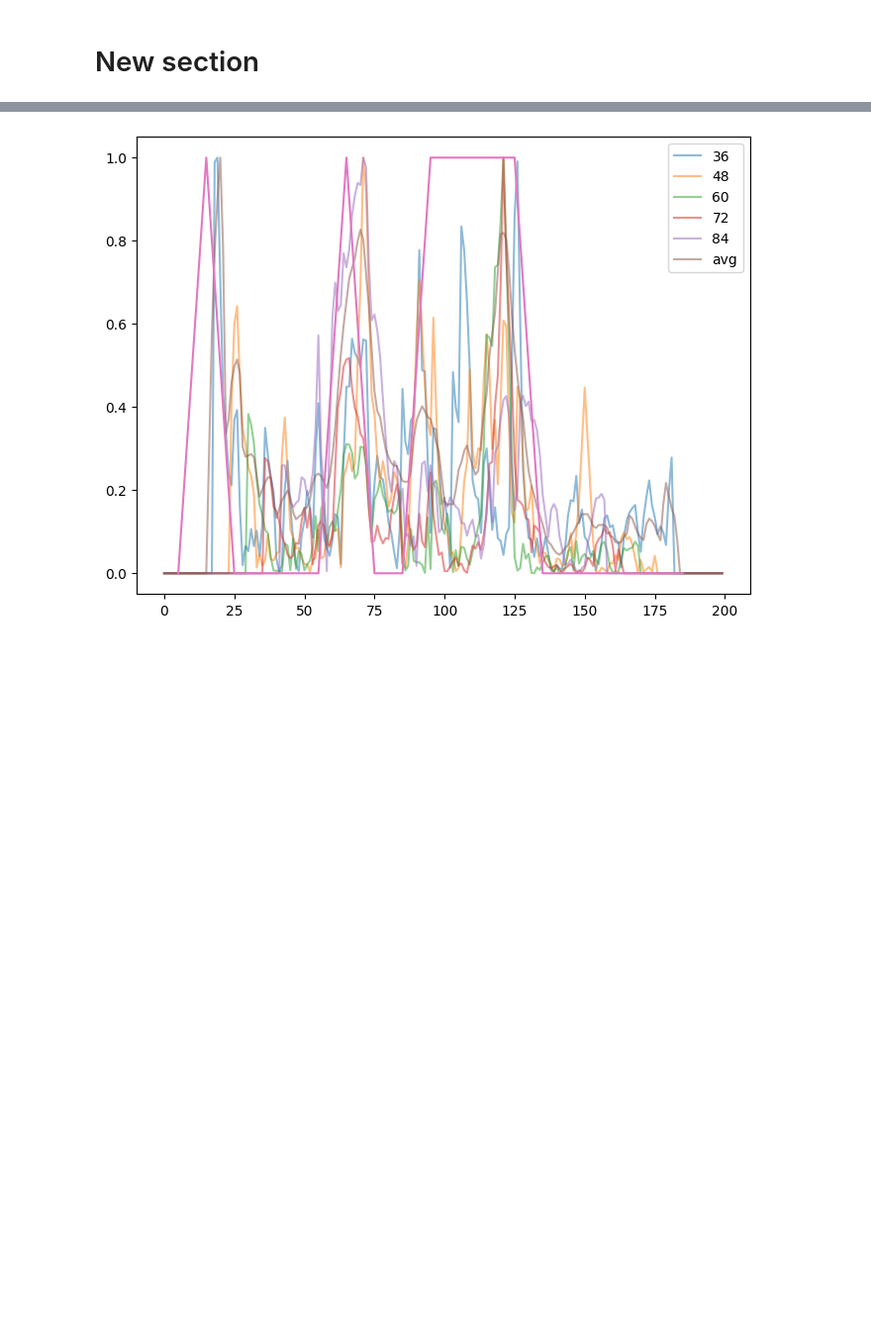
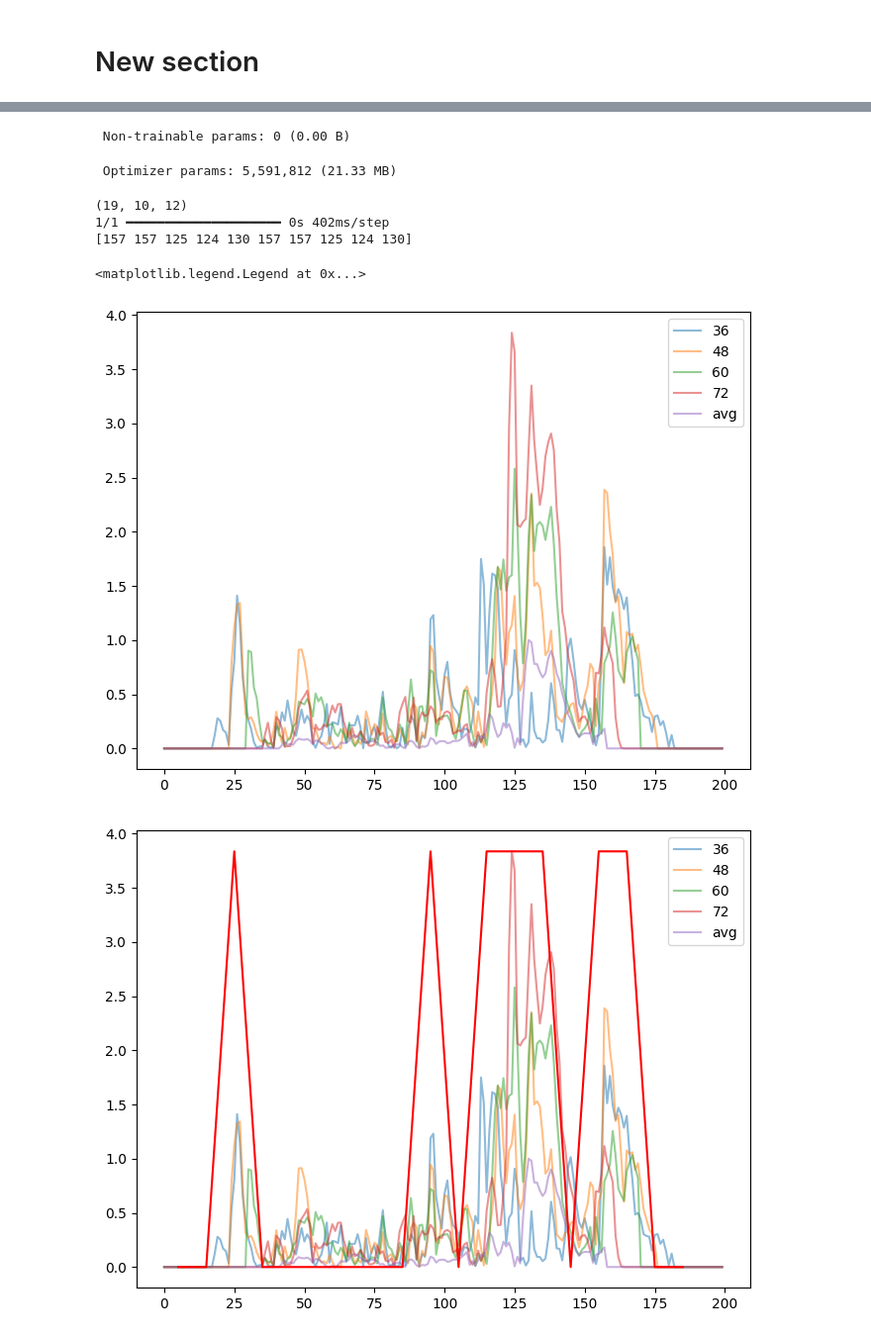
Before and after one commit to JunwooParkSaribu/SPT_a, a Jupyter notebook: analysis_modeling/training_sample9.ipynb, the cells around one changed output, grey strips where cells are left out. Shown: that part at 99% size. Saved outputs shown, nothing was run; the diff lists cells and outputs as text; code cells hidden in the pictures; blank space fills up the shorter version.

```diff
--- a/analysis_modeling/training_sample9.ipynb
+++ b/analysis_modeling/training_sample9.ipynb
@@ -79,7 +80,7 @@ def alphas_2_cps(alpha_seq):
     cp_seq.append(0)
     return np.array(cp_seq)
 # %%
-def make_signal(x_pos, y_pos, win_widths, search_width):
+def make_signal(x_pos, y_pos, win_widths, search_width, normalization=True):
     all_vals = []
     for win_width in win_widths:
         vals = []
@@ -132,6 +133,7 @@ def make_signal(x_pos, y_pos, win_widths, search_width):
         vals = np.array(vals)
         all_vals.append(vals)
 
+    """
     avg_vals = []
     for i in range(len(all_vals)):
         tmp = []
@@ -145,7 +147,6 @@ def make_signal(x_pos, y_pos, win_widths, search_width):
         tmp = np.array(tmp)
         avg_vals.append(tmp)
     avg_vals = np.array(avg_vals)
-
     tmp = []
     for j in range(len(avg_vals[0])):
         tmp_sum = 0
@@ -160,9 +161,16 @@ def make_signal(x_pos, y_pos, win_widths, search_width):
             tmp.append(tmp_sum / count)
     avg_vals = np.array(tmp)
     all_vals.append(avg_vals)
-    for i in range(len(all_vals)):
-        all_vals[i] = all_vals[i] / np.max(all_vals[i])
-    return np.array(all_vals)
+    """
+
+    all_vals = np.array(all_vals)
+    """
+    normalized_vals = all_vals.copy()
+    for i in range(len(normalized_vals)):
+            normalized_vals[i] = normalized_vals[i] / np.max(normalized_vals[i])
+    return np.vstack((all_vals, normalized_vals))
+    """
+    return all_vals
 # %%
 def chop_with_shift2(signal_seq, label_seq):
     chopped_signals = []
@@ -224,7 +232,7 @@ def chop_with_shift(signal_seq, changepoints=None, count_0=None, count_1=None):
                             count_1 += 1
                             break
         else:
-            for _ in range(int(T / SHIFT_WIDTH / 4)):
+            for _ in range(2):
                 random_selec = np.random.randint(0, T)
                 if random_selec >= (SHIFT_WIDTH//2) and random_selec < signal_seq.shape[1] - (SHIFT_WIDTH//2):
                     tmp1 = np.hstack((signal_seq[:, random_selec - (SHIFT_WIDTH//2):random_selec + (SHIFT_WIDTH//2)], mean_signal))
@@ -422,11 +491,12 @@ Wall time: 18.8 s
 trajs_model, labels_model = models_phenom().multi_state(N=2,
                                                         L=L,
                                                         T=T,
-                                                        alphas=[1.5, 1.5],
-                                                        Ds=[[0.1, 0.0], [0.1, 0.0]],
+                                                        alphas=[0.5, 1.5],
+                                                        Ds=[[0.1, 0.0], [0.5, 0.0]],
                                                         M=[[0.99, 0.01], [0.01, 0.99]]
                                                        )
 signal_seq = make_signal(trajs_model[:, 0, 0], trajs_model[:, 0, 1], WINDOW_WIDTHS, SEARCH_WIDTH)
+raw_signal_seq = make_signal(trajs_model[:, 0, 0], trajs_model[:, 0, 1], WINDOW_WIDTHS, SEARCH_WIDTH)
 changepoints, alphas_cp, Ds, state_num = label_continuous_to_list(labels_model[:, 0, :])
 print(changepoints)
 plot_trajs(trajs_model[:, 0:2, :], L, 1, num_to_plot =2)
@@ -437,14 +507,25 @@ TypeError: '>' not supported between instances of 'float' and 'NoneType'
 # %%
+model = tf.keras.models.load_model('my_model.keras', custom_objects={"Jaccard": Jaccard})
+model.summary()
 predict_input = chop_with_shift(signal_seq)
 print(predict_input.shape)
-predict_input = np.array(predict_input).reshape(-1, 6, SHIFT_WIDTH+2, 1)
+predict_input = np.array(predict_input).reshape(-1, 5, SHIFT_WIDTH+2, 1)
 pred = model.predict(predict_input).flatten()
 
+print(np.argmax(signal_seq, axis=1))
 plt.figure()
-for i in range(signal_seq.shape[0]-1):
+for i in range(0, signal_seq.shape[0]//2-1):
+    plt.plot(np.arange(T), raw_signal_seq[i], alpha=0.5, label=f'{WINDOW_WIDTHS[i]}')
+plt.plot(np.arange(T), raw_signal_seq[-1], alpha=0.5, label=f'avg')
+plt.legend()
+#plt.ylim([0, 10])
+
+plt.figure()
+for i in range(0, signal_seq.shape[0]//2-1):
     plt.plot(np.arange(T), signal_seq[i], alpha=0.5, label=f'{WINDOW_WIDTHS[i]}')
 plt.plot(np.arange(T), signal_seq[-1], alpha=0.5, label=f'avg')
-plt.plot(np.arange(SHIFT_WIDTH//2, signal_seq.shape[1] - SHIFT_WIDTH//2, SHIFT_WIDTH), np.round(pred))
+plt.plot(np.arange(SHIFT_WIDTH//2, signal_seq.shape[1] - SHIFT_WIDTH//2, SHIFT_WIDTH), np.round(pred) * np.max(signal_seq), c='red')
 plt.scatter(changepoints[:-1], np.zeros(len(changepoints[:-1])), c='black')
 plt.legend()
+#plt.ylim([0, 10])
 # %% [output]
@@ -454,2 +554,9 @@ plt.legend()
+ Non-trainable params: 0 (0.00 B)
+ Optimizer params: 5,591,812 (21.33 MB)
+(19, 10, 12)
+1/1 ━━━━━━━━━━━━━━━━━━━━ 0s 402ms/step
+[157 157 125 124 130 157 157 125 124 130]
+<matplotlib.legend.Legend at 0x...>
-[figure, old version]
+[figure, new version]
+[figure, added]
 # %%
```
Also changed, not shown: parts of 9 cells of this notebook, 1 other file.
